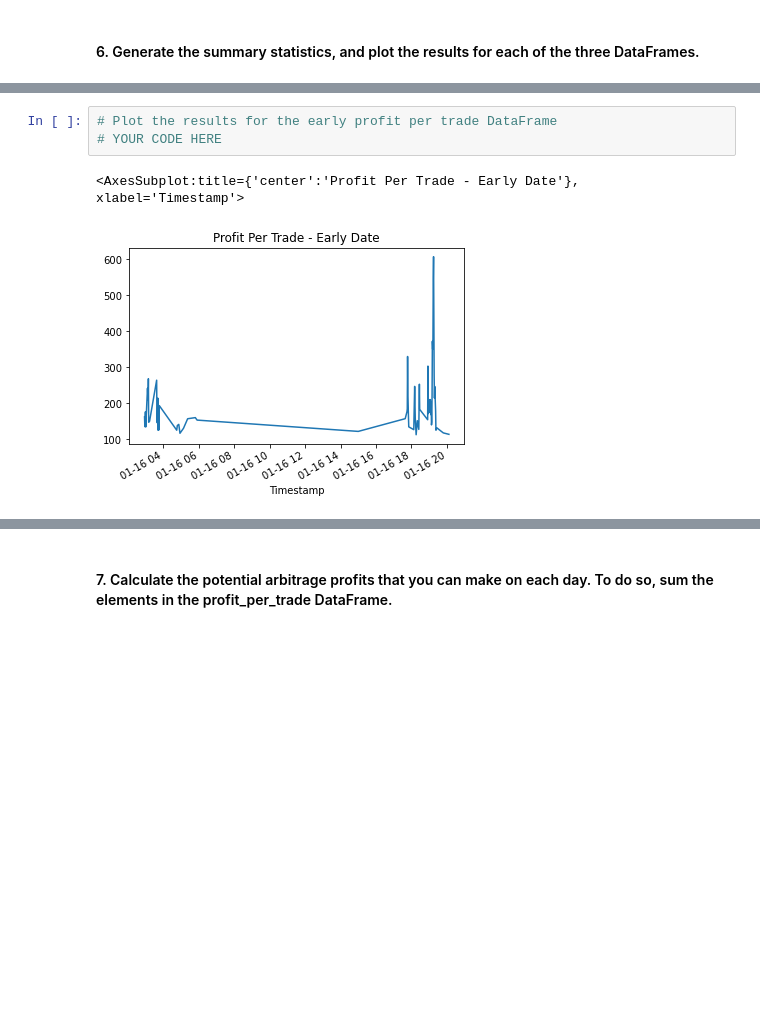
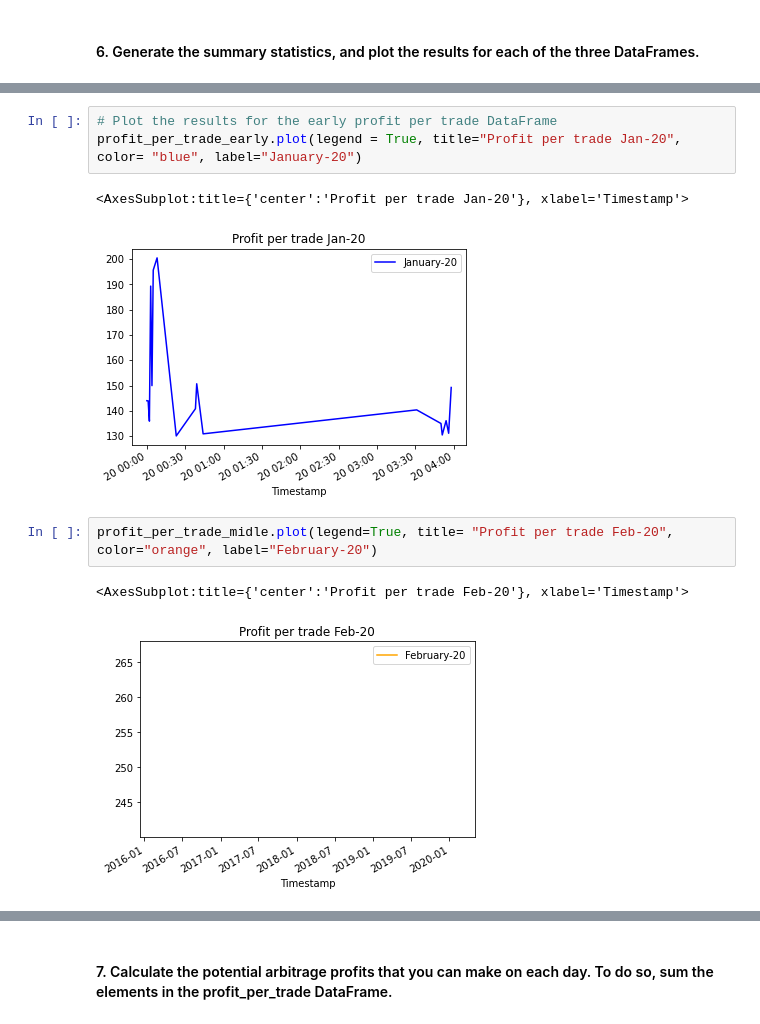
Before and after one commit to Steffanoslc/Challenge01, a Jupyter notebook: Challenge03/crypto_arbitrage.ipynb, the cells around one changed output, grey strips where cells are left out. Cells and saved outputs as stored; diff of their text form; blank space fills up the shorter version.

```diff
--- a/Challenge03/crypto_arbitrage.ipynb
+++ b/Challenge03/crypto_arbitrage.ipynb
@@ -524,6 +557,11 @@ Name: Close, dtype: float64
 # %%
 # Plot the results for the early profit per trade DataFrame
-# YOUR CODE HERE
+profit_per_trade_early.plot(legend = True, title="Profit per trade Jan-20", color= "blue", label="January-20")
 # %% [output]
-<AxesSubplot:title={'center':'Profit Per Trade - Early Date'}, xlabel='Timestamp'>
+<AxesSubplot:title={'center':'Profit per trade Jan-20'}, xlabel='Timestamp'>
-[figure, old version]
+[figure, new version]
+# %%
+profit_per_trade_midle.plot(legend=True, title= "Profit per trade Feb-20", color="orange", label="February-20")
+# %% [output]
+<AxesSubplot:title={'center':'Profit per trade Feb-20'}, xlabel='Timestamp'>
+[figure, added]
```
Also changed, not shown: parts of 15 cells of this notebook, 7 other files.
